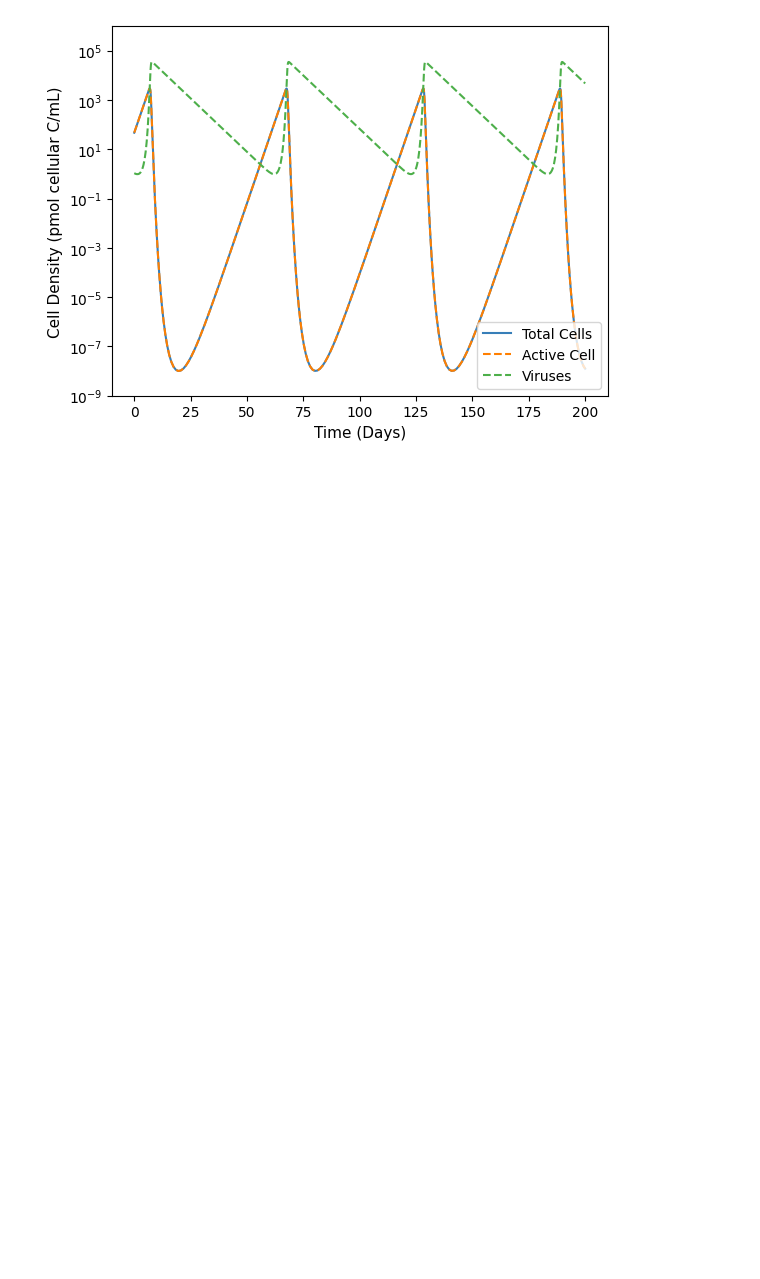
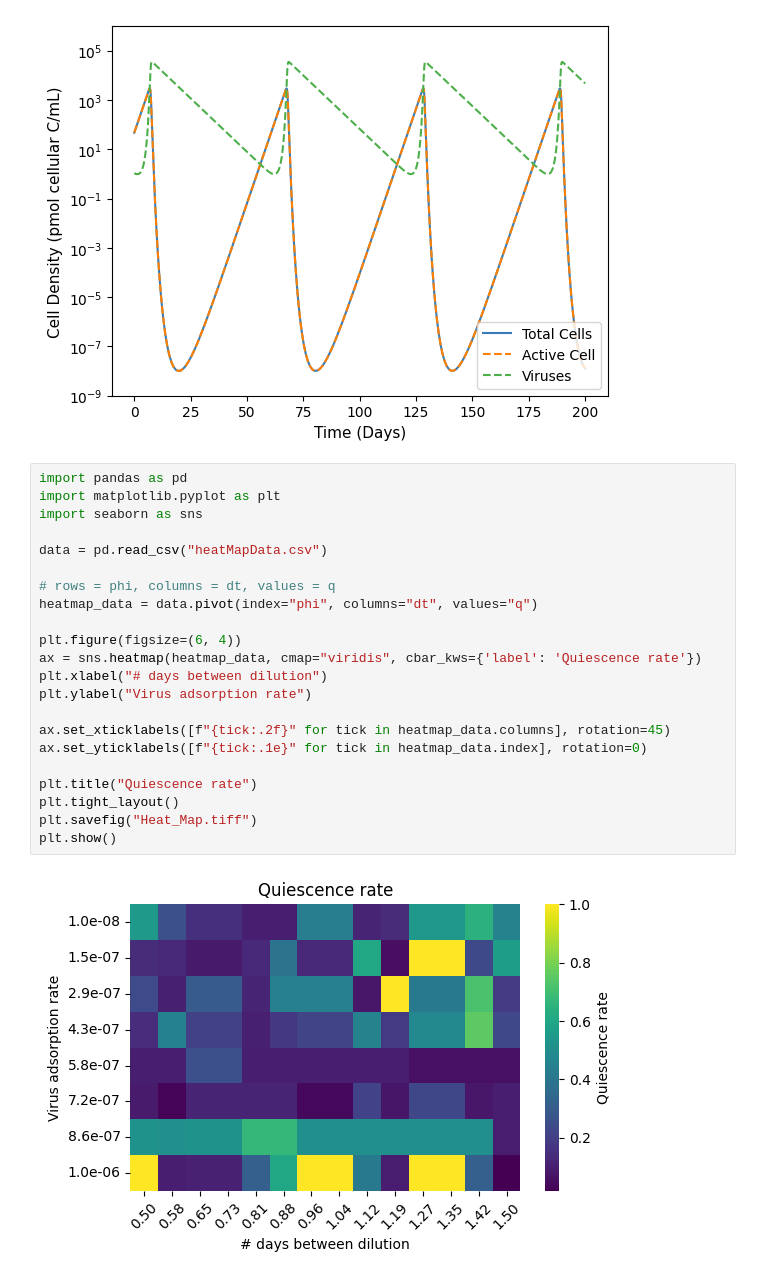
Before and after one commit to tushy7/SAR11_dormancy_popdynamics, a Jupyter notebook: Figures/pythonPlotting.ipynb, the cells around one changed output. Saved outputs shown, nothing was run; the diff lists cells and outputs as text; blank space fills up the shorter version.

Commit message:
Dilution Added

```diff
--- a/Figures/pythonPlotting.ipynb
+++ b/Figures/pythonPlotting.ipynb
@@ -68,3 +68,27 @@ plt.savefig("SAR11_Dynamics_without_Dormancy.tiff")
 plt.show()
 # %% [output]
 [figure]
+# %%
+import pandas as pd
+import matplotlib.pyplot as plt
+import seaborn as sns
+
+data = pd.read_csv("heatMapData.csv")
+
+# rows = phi, columns = dt, values = q
+heatmap_data = data.pivot(index="phi", columns="dt", values="q")
+
+plt.figure(figsize=(6, 4))
+ax = sns.heatmap(heatmap_data, cmap="viridis", cbar_kws={'label': 'Quiescence rate'})
+plt.xlabel("# days between dilution")
+plt.ylabel("Virus adsorption rate")
+
+ax.set_xticklabels([f"{tick:.2f}" for tick in heatmap_data.columns], rotation=45)
+ax.set_yticklabels([f"{tick:.1e}" for tick in heatmap_data.index], rotation=0)
+
+plt.title("Quiescence rate")
+plt.tight_layout()
+plt.savefig("Heat_Map.tiff")
+plt.show()
+# %% [output]
+[figure, added]
```
Also changed, not shown: parts of 1 cell of this notebook, 8 other files.
